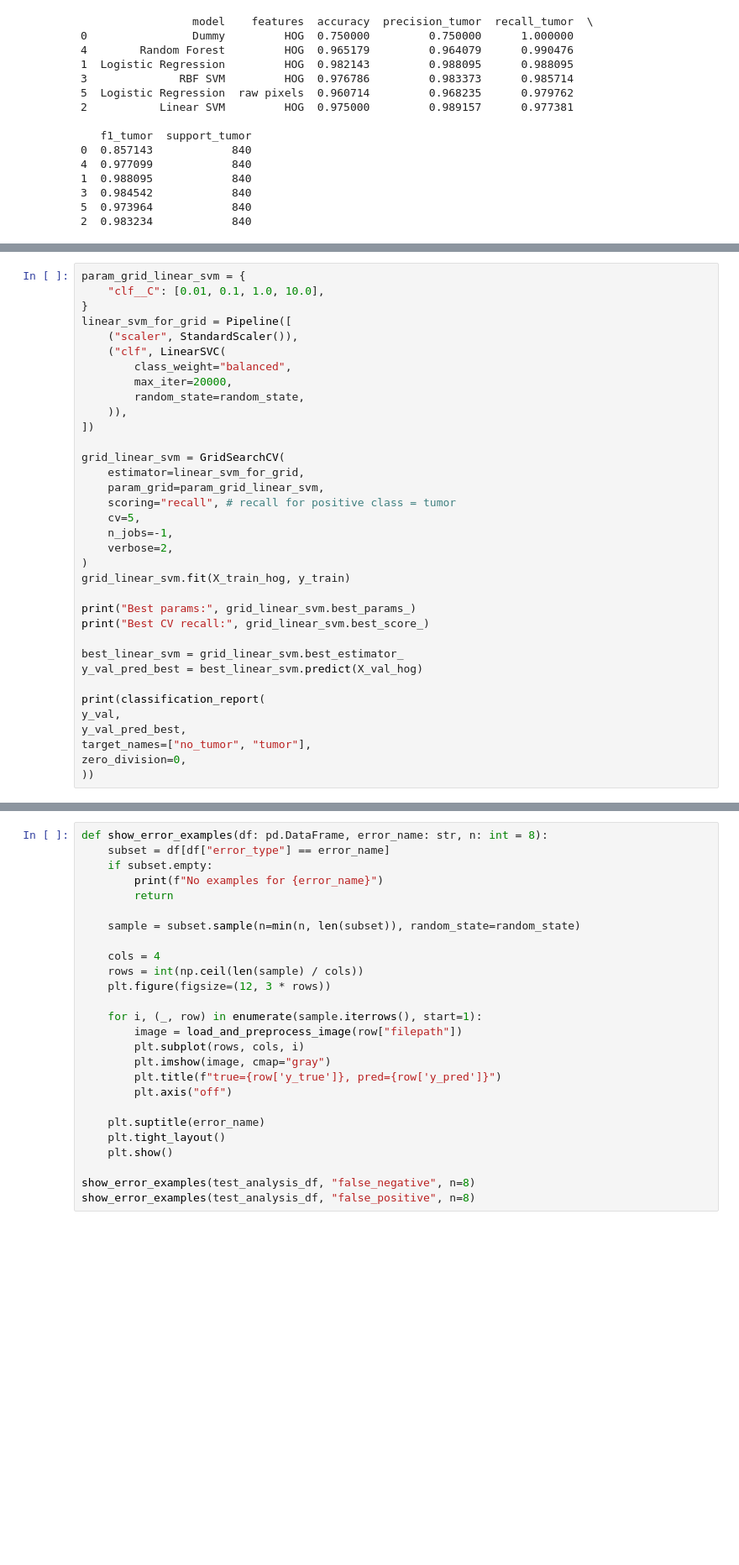
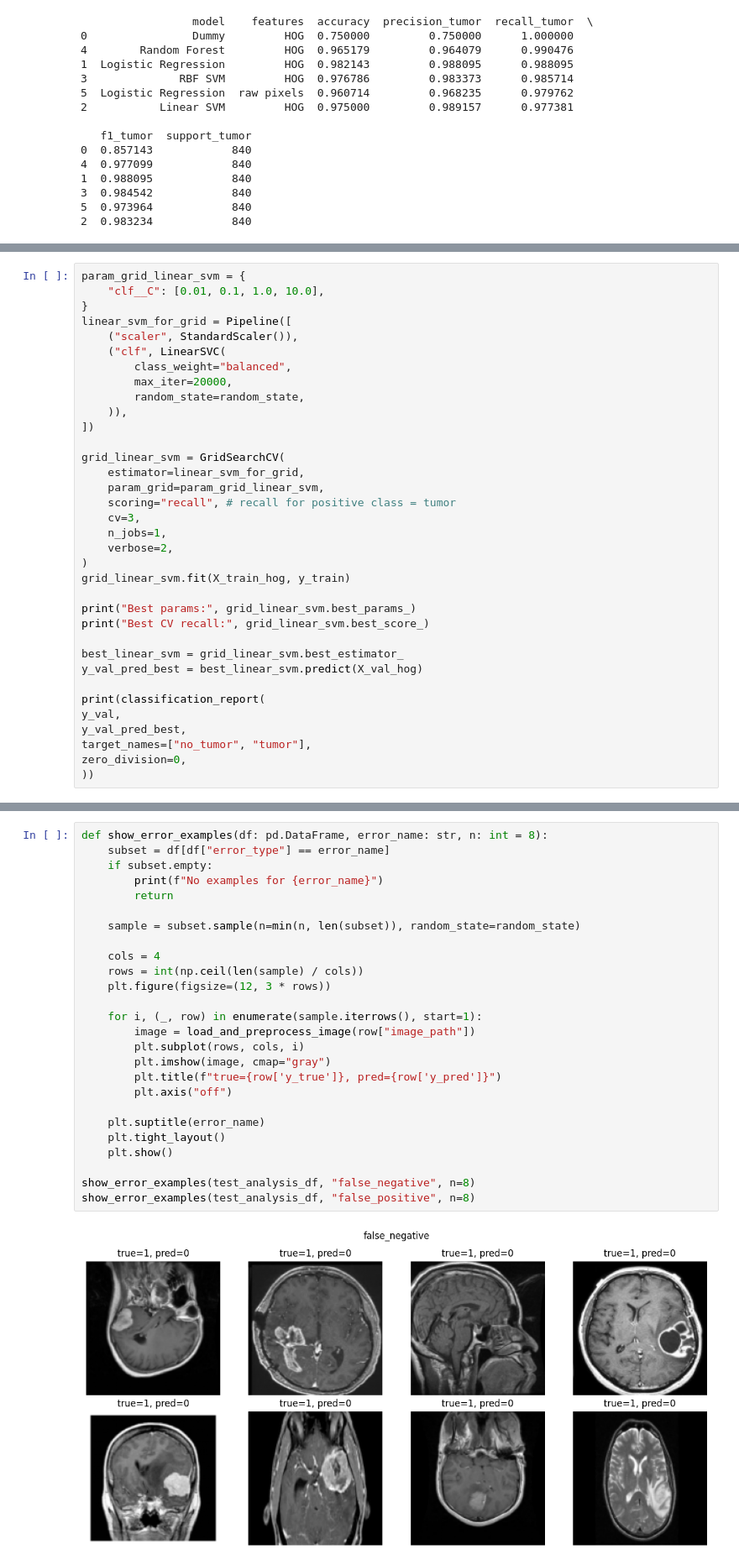
Before and after one commit to anielkayo/brain_tumor_ml, a Jupyter notebook: notebooks/main.ipynb, the cells around one changed output, grey strips where cells are left out. Shown at 84% size. Cells and saved outputs as stored; diff of their text form; blank space fills up the shorter version.

```diff
--- a/notebooks/01_eda_and_features.ipynb
+++ b/notebooks/main.ipynb
@@ -717,8 +823,8 @@ grid_linear_svm = GridSearchCV(
     estimator=linear_svm_for_grid,
     param_grid=param_grid_linear_svm,
     scoring="recall", # recall for positive class = tumor
-    cv=5,
-    n_jobs=-1,
+    cv=3,
+    n_jobs=1,
     verbose=2,
 )
 grid_linear_svm.fit(X_train_hog, y_train)
@@ -804,26 +966,28 @@ print(test_analysis_df["error_type"].value_counts())
 # %%
 def show_error_examples(df: pd.DataFrame, error_name: str, n: int = 8):
     subset = df[df["error_type"] == error_name]
     if subset.empty:
         print(f"No examples for {error_name}")
         return
 
     sample = subset.sample(n=min(n, len(subset)), random_state=random_state)
 
     cols = 4
     rows = int(np.ceil(len(sample) / cols))
     plt.figure(figsize=(12, 3 * rows))
 
     for i, (_, row) in enumerate(sample.iterrows(), start=1):
-        image = load_and_preprocess_image(row["filepath"])
+        image = load_and_preprocess_image(row["image_path"])
         plt.subplot(rows, cols, i)
         plt.imshow(image, cmap="gray")
         plt.title(f"true={row['y_true']}, pred={row['y_pred']}")
         plt.axis("off")
 
     plt.suptitle(error_name)
     plt.tight_layout()
     plt.show()
 
 show_error_examples(test_analysis_df, "false_negative", n=8)
 show_error_examples(test_analysis_df, "false_positive", n=8)
+# %% [output]
+[figure, added]
```
Also changed, not shown: parts of 22 cells of this notebook, 3 other files.
